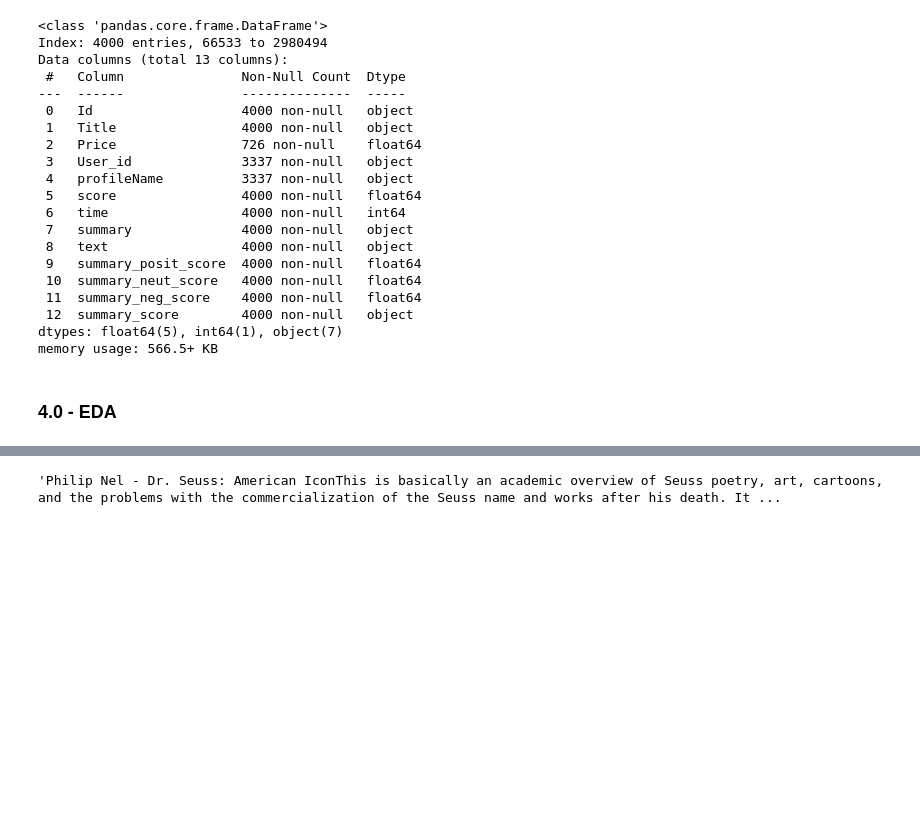
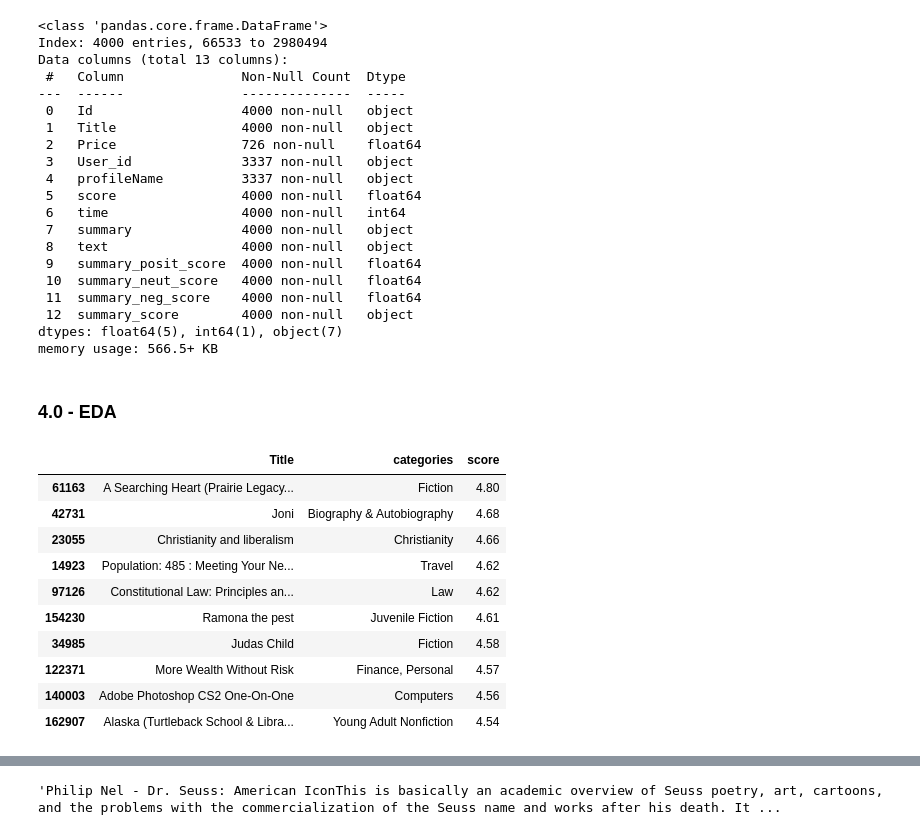
Before and after one commit to RaphaelLirio/Desafio_A3Data, a Jupyter notebook: Dev/explorations.ipynb, the cells around one changed output, grey strips where cells are left out. Cells and saved outputs as stored; diff of their text form; code cells hidden in the pictures; blank space fills up the shorter version.

```diff
--- a/Dev/explorations.ipynb
+++ b/Dev/explorations.ipynb
@@ -218,4 +243,18 @@ fig.update_layout(
 
 # Exibir o gráfico
 fig.show()
+# %%
+bd_sorted[['Title', 'categories', 'score']][:10]
+# %% [output]
+|  | Title | categories | score |
+| 61163 | A Searching Heart (Prairie Legacy... | Fiction | 4.80 |
+| 42731 | Joni | Biography & Autobiography | 4.68 |
+| 23055 | Christianity and liberalism | Christianity | 4.66 |
+| 14923 | Population: 485 : Meeting Your Ne... | Travel | 4.62 |
+| 97126 | Constitutional Law: Principles an... | Law | 4.62 |
+| 154230 | Ramona the pest | Juvenile Fiction | 4.61 |
+| 34985 | Judas Child | Fiction | 4.58 |
+| 122371 | More Wealth Without Risk | Finance, Personal | 4.57 |
+| 140003 | Adobe Photoshop CS2 One-On-One | Computers | 4.56 |
+| 162907 | Alaska (Turtleback School & Libra... | Young Adult Nonfiction | 4.54 |
 # %%
```
Also changed, not shown: parts of 7 cells of this notebook.
